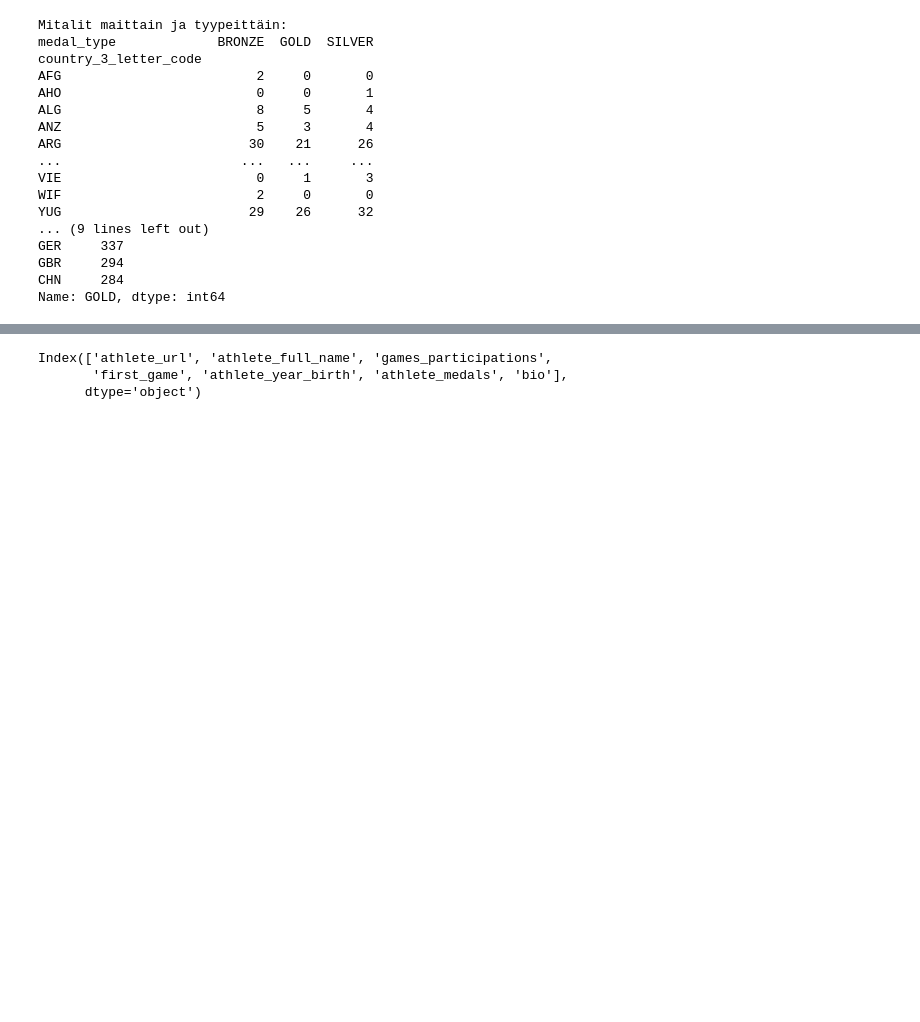
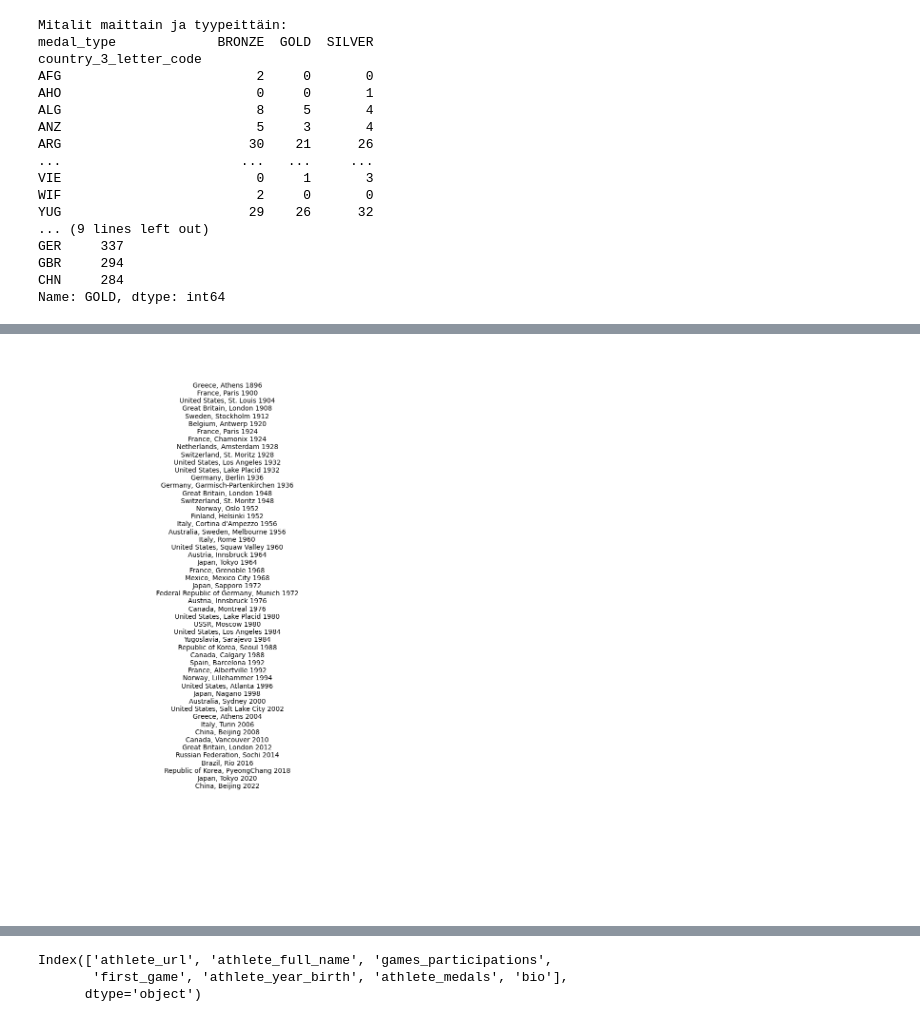
Before and after one commit to Malii98/Analysoinnin-perusteet, a Jupyter notebook: analysointi.ipynb, the cells around one changed output, grey strips where cells are left out. Drawn from its saved outputs; the diff is of its cells as text; code cells hidden in the pictures; blank space fills up the shorter version.

```diff
--- a/analysointi.ipynb
+++ b/analysointi.ipynb
@@ -85,0 +136,22 @@ plt.show()
+# %%
+import pandas as pd
+import matplotlib.pyplot as plt
+
+data = pd.read_csv(r'C:/Users/Samul/Downloads/archive/olympic_hosts.csv')
+
+modern_olympics = data[data['game_year'] >= 1896]
+
+modern_olympics['host'] = modern_olympics['game_location'] + ', ' + modern_olympics['game_name']
+
+modern_olympics = modern_olympics.sort_values(by='game_year')
+
+host_list = modern_olympics['host'].tolist()
+
+plt.figure(figsize=(10, 15))
+
+plt.text(0.5, 0.95, '\n'.join(host_list), ha='center', va='top', fontsize=10, wrap=True)
+
+plt.axis('off')
+plt.show()
+# %% [output]
+[figure, added]
```
Also changed, not shown: parts of 26 cells of this notebook.
